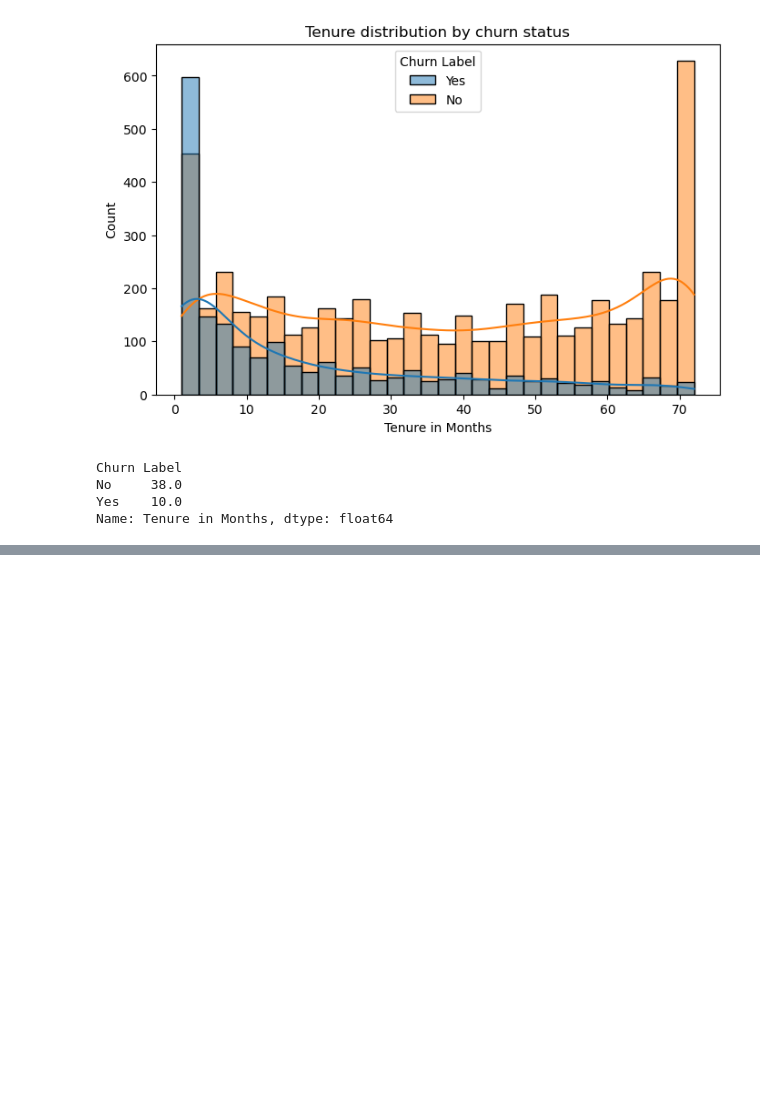
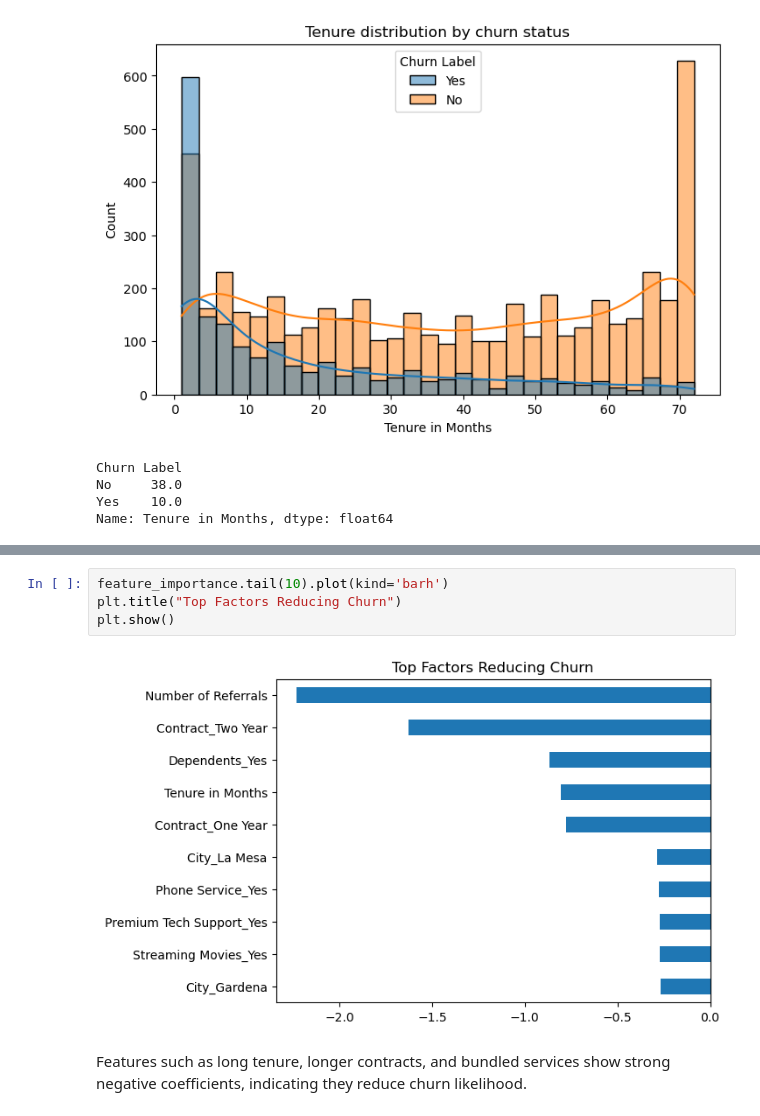
Before and after one commit to Free-Hertz/customer-churn-prediction, a Jupyter notebook: churn_analysis.ipynb, the cells around one changed output, grey strips where cells are left out. Saved outputs shown, nothing was run; the diff lists cells and outputs as text; blank space fills up the shorter version.

```diff
--- a/churn_analysis.ipynb
+++ b/churn_analysis.ipynb
@@ -118,0 +412,8 @@ Name: Tenure in Months, dtype: float64
+# %%
+feature_importance.tail(10).plot(kind='barh')
+plt.title("Top Factors Reducing Churn")
+plt.show()
+# %% [output]
+[figure, added]
+# %% [markdown]
+Features such as long tenure, longer contracts, and bundled services show strong negative coefficients, indicating they reduce churn likelihood.
```
Also changed, not shown: parts of 31 cells of this notebook.
